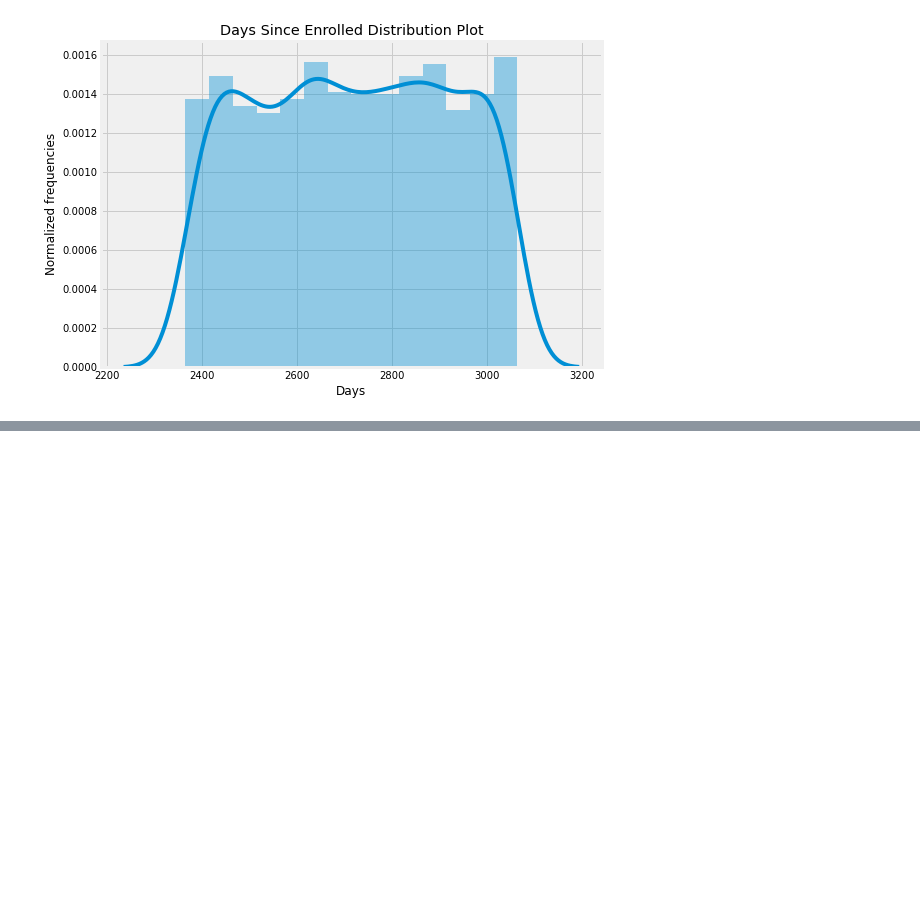
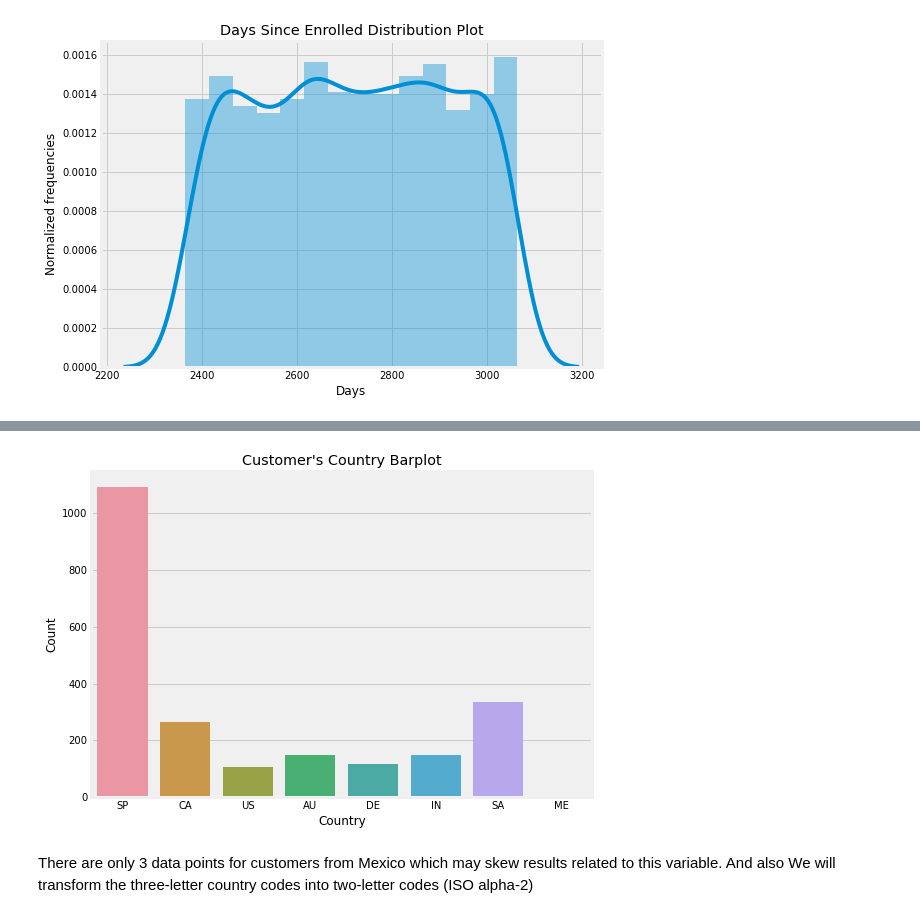
Before and after one commit to enoo24/marketing-analysis, a Jupyter notebook: notebooks/1.0-hry-exploratory-data-analysis.ipynb, the cells around one changed output, grey strips where cells are left out. Cells and saved outputs as stored; diff of their text form; code cells hidden in the pictures; blank space fills up the shorter version.

```diff
--- a/notebooks/1.0-hry-exploratory-data-analysis.ipynb
+++ b/notebooks/1.0-hry-exploratory-data-analysis.ipynb
@@ -308,0 +360,11 @@ plt.show()
+# %%
+fig = plt.subplots(figsize=(8, 6))
+sns.countplot(data['Country'])
+plt.ylabel('Count')
+plt.xlabel('Country')
+plt.title("Customer's Country Barplot")
+plt.show()
+# %% [output]
+[figure, added]
+# %% [markdown]
+There are only 3 data points for customers from Mexico which may skew results related to this variable. And also We will transform the three-letter country codes into two-letter codes (ISO alpha-2)
```
Also changed, not shown: parts of 19 cells of this notebook, 1 other file.
